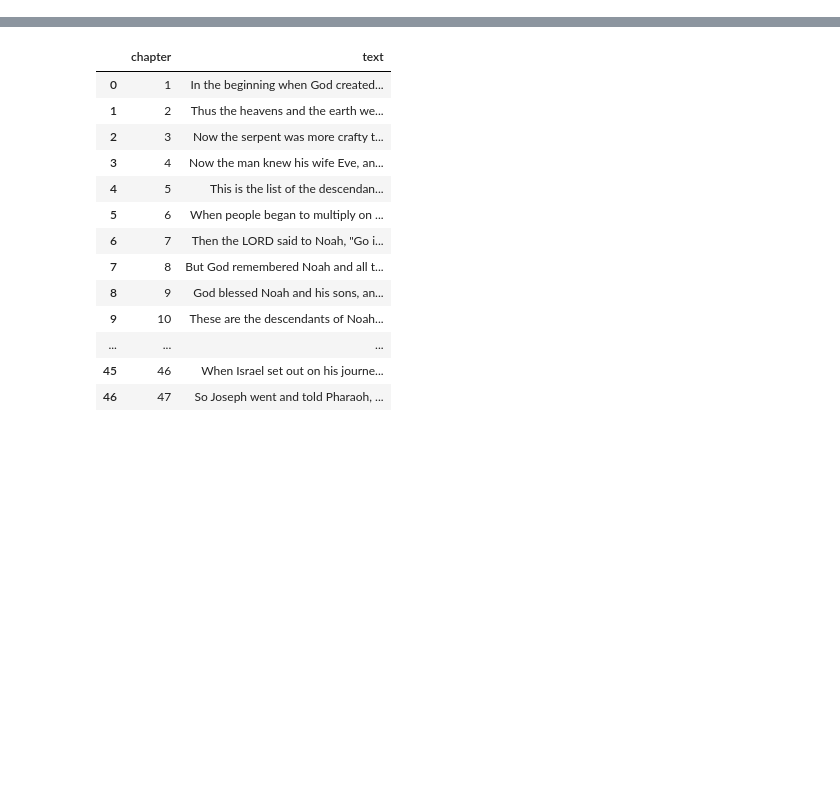
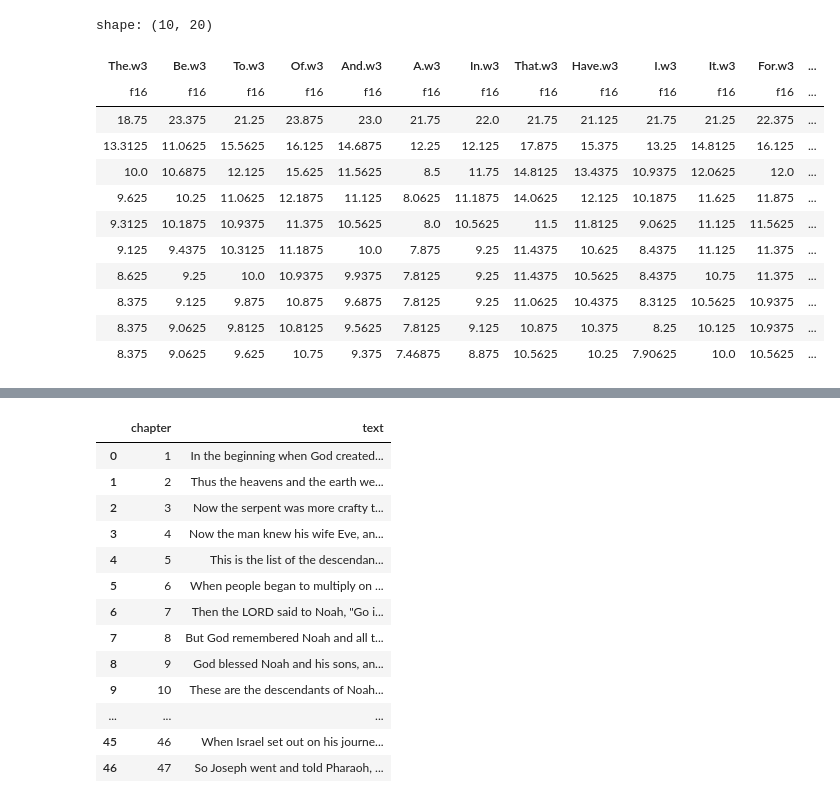
Before and after one commit to sagearc/GaleMoE, a Jupyter notebook: sandbox.ipynb, the cells around one changed output, grey strips where cells are left out. Saved outputs shown, nothing was run; the diff lists cells and outputs as text; code cells hidden in the pictures; blank space fills up the shorter version.

```diff
--- a/sandbox.ipynb
+++ b/sandbox.ipynb
@@ -139,3 +137,19 @@ shape: (10, 62)
+# %%
+df_top_50_values
+# %% [output]
+shape: (10, 20)
+| The.w3 | Be.w3 | To.w3 | Of.w3 | And.w3 | A.w3 | In.w3 | That.w3 | Have.w3 | I.w3 | It.w3 | For.w3 | ... |
+| f16 | f16 | f16 | f16 | f16 | f16 | f16 | f16 | f16 | f16 | f16 | f16 | ... |
+| 18.75 | 23.375 | 21.25 | 23.875 | 23.0 | 21.75 | 22.0 | 21.75 | 21.125 | 21.75 | 21.25 | 22.375 | ... |
+| 13.3125 | 11.0625 | 15.5625 | 16.125 | 14.6875 | 12.25 | 12.125 | 17.875 | 15.375 | 13.25 | 14.8125 | 16.125 | ... |
+| 10.0 | 10.6875 | 12.125 | 15.625 | 11.5625 | 8.5 | 11.75 | 14.8125 | 13.4375 | 10.9375 | 12.0625 | 12.0 | ... |
+| 9.625 | 10.25 | 11.0625 | 12.1875 | 11.125 | 8.0625 | 11.1875 | 14.0625 | 12.125 | 10.1875 | 11.625 | 11.875 | ... |
+| 9.3125 | 10.1875 | 10.9375 | 11.375 | 10.5625 | 8.0 | 10.5625 | 11.5 | 11.8125 | 9.0625 | 11.125 | 11.5625 | ... |
+| 9.125 | 9.4375 | 10.3125 | 11.1875 | 10.0 | 7.875 | 9.25 | 11.4375 | 10.625 | 8.4375 | 11.125 | 11.375 | ... |
+| 8.625 | 9.25 | 10.0 | 10.9375 | 9.9375 | 7.8125 | 9.25 | 11.4375 | 10.5625 | 8.4375 | 10.75 | 11.375 | ... |
+| 8.375 | 9.125 | 9.875 | 10.875 | 9.6875 | 7.8125 | 9.25 | 11.0625 | 10.4375 | 8.3125 | 10.5625 | 10.9375 | ... |
+| 8.375 | 9.0625 | 9.8125 | 10.8125 | 9.5625 | 7.8125 | 9.125 | 10.875 | 10.375 | 8.25 | 10.125 | 10.9375 | ... |
+| 8.375 | 9.0625 | 9.625 | 10.75 | 9.375 | 7.46875 | 8.875 | 10.5625 | 10.25 | 7.90625 | 10.0 | 10.5625 | ... |
 # %%
 from pathlib import Path
 import re
```
Also changed, not shown: parts of 9 cells of this notebook, 2 other files.
